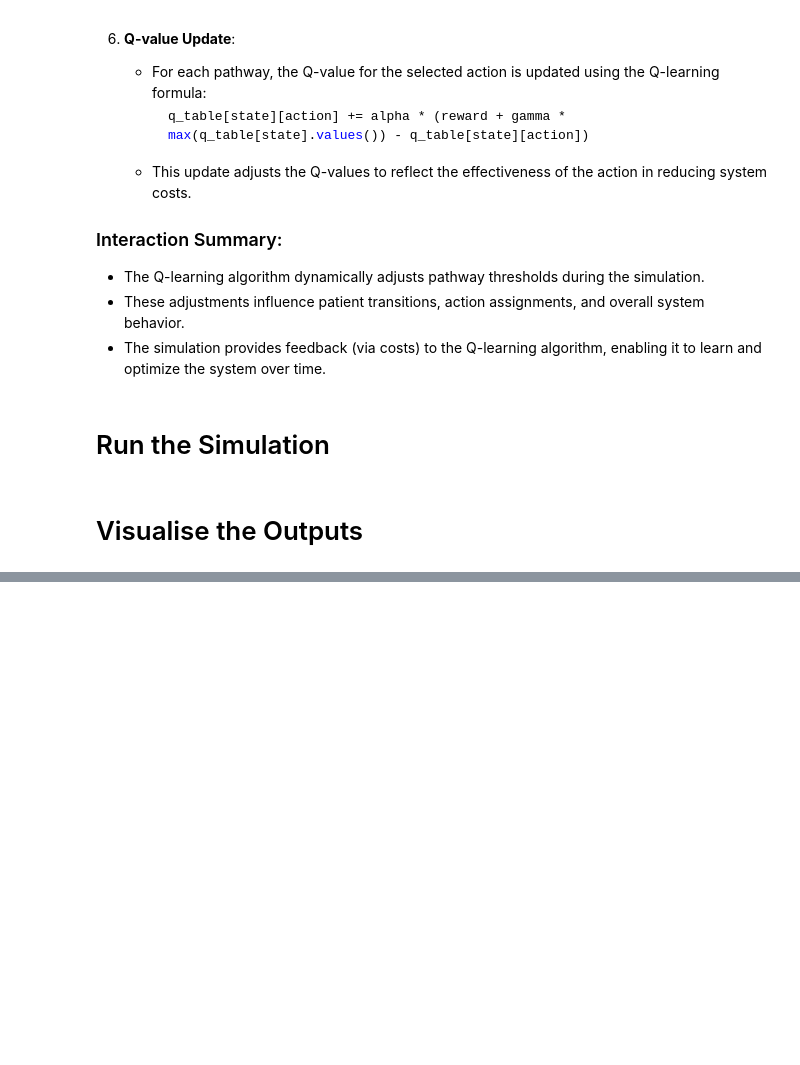
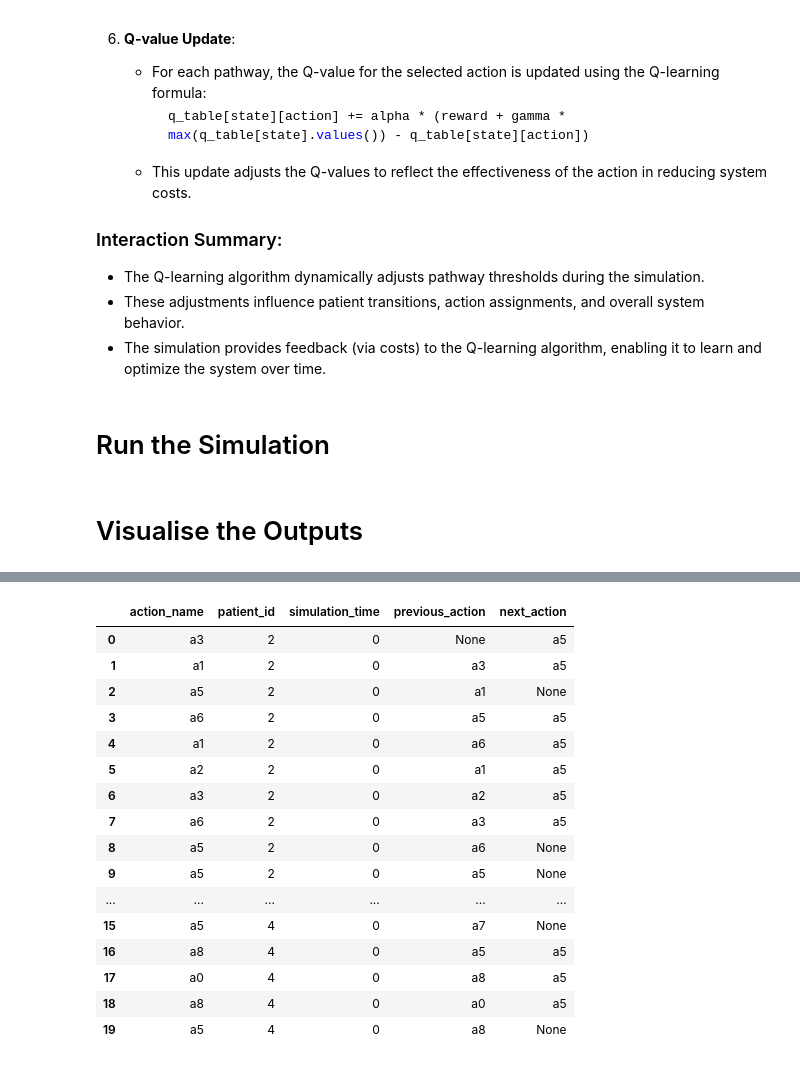
Before and after one commit to nhsengland/SynPathToy, a Jupyter notebook: experiments/healthcare_simulation_with_qlearning.ipynb, the cells around one changed output, grey strips where cells are left out. Drawn from its saved outputs; the diff is of its cells as text; code cells hidden in the pictures; blank space fills up the shorter version.

Commit message:
add activity logging

```diff
--- a/experiments/healthcare_simulation_with_qlearning.ipynb
+++ b/experiments/healthcare_simulation_with_qlearning.ipynb
@@ -729,0 +717,55 @@ Optimised Q-values for state-action pairs:
+# %%
+# Display activity_log as a DataFrame (tabular form)
+activity_df = pd.DataFrame(activity_log)
+display(activity_df.head(20))  # Show first 20 rows for brevity
+
+# Graphical visualization: Sankey diagram for patient flow between actions
+import plotly.graph_objects as go
+
+# filter to one example patient for clarity
+example_patient_df = activity_df[activity_df['patient_id'] == 3]
+#example_patient_df = activity_df
+
+# Prepare data for Sankey diagram
+filtered_df = example_patient_df.dropna(subset=['previous_action', 'action_name'])
+sources = filtered_df['previous_action']
+targets = filtered_df['action_name']
+labels = list(pd.unique(pd.concat([sources, targets])))
+label_indices = {label: idx for idx, label in enumerate(labels)}
+source_indices = sources.map(label_indices)
+target_indices = targets.map(label_indices)
+values = [1] * len(filtered_df)  # Each transition counts as 1
+
+fig = go.Figure(data=[go.Sankey(
+    node=dict(
+        pad=15,
+        thickness=20,
+        line=dict(color="black", width=0.5),
+        label=labels,
+    ),
+    link=dict(
+        source=source_indices,
+        target=target_indices,
+        value=values,
+    ))])
+
+fig.update_layout(title_text="Patient Action Flow (Sankey Diagram)", font_size=10)
+fig.show()
+# %% [output]
+|  | action_name | patient_id | simulation_time | previous_action | next_action |
+| 0 | a3 | 2 | 0 | None | a5 |
+| 1 | a1 | 2 | 0 | a3 | a5 |
+| 2 | a5 | 2 | 0 | a1 | None |
+| 3 | a6 | 2 | 0 | a5 | a5 |
+| 4 | a1 | 2 | 0 | a6 | a5 |
+| 5 | a2 | 2 | 0 | a1 | a5 |
+| 6 | a3 | 2 | 0 | a2 | a5 |
+| 7 | a6 | 2 | 0 | a3 | a5 |
+| 8 | a5 | 2 | 0 | a6 | None |
+| 9 | a5 | 2 | 0 | a5 | None |
+| ... | ... | ... | ... | ... | ... |
+| 15 | a5 | 4 | 0 | a7 | None |
+| 16 | a8 | 4 | 0 | a5 | a5 |
+| 17 | a0 | 4 | 0 | a8 | a5 |
+| 18 | a8 | 4 | 0 | a0 | a5 |
+| 19 | a5 | 4 | 0 | a8 | None |
```
Also changed, not shown: parts of 10 cells of this notebook.
